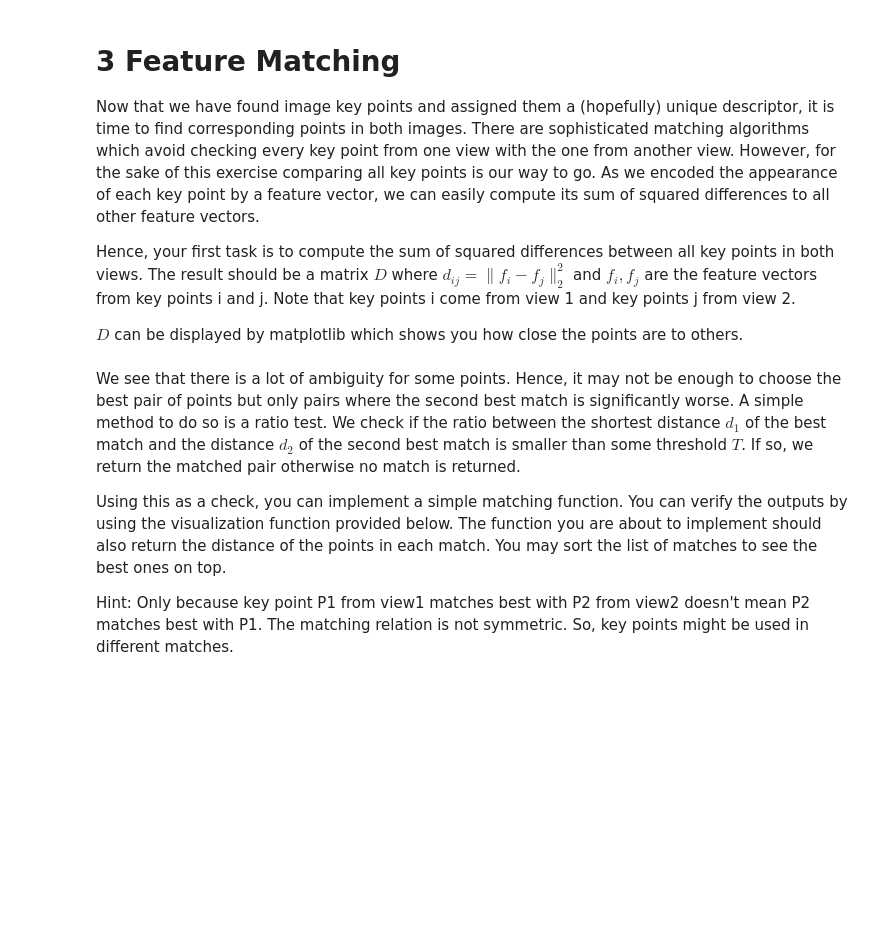
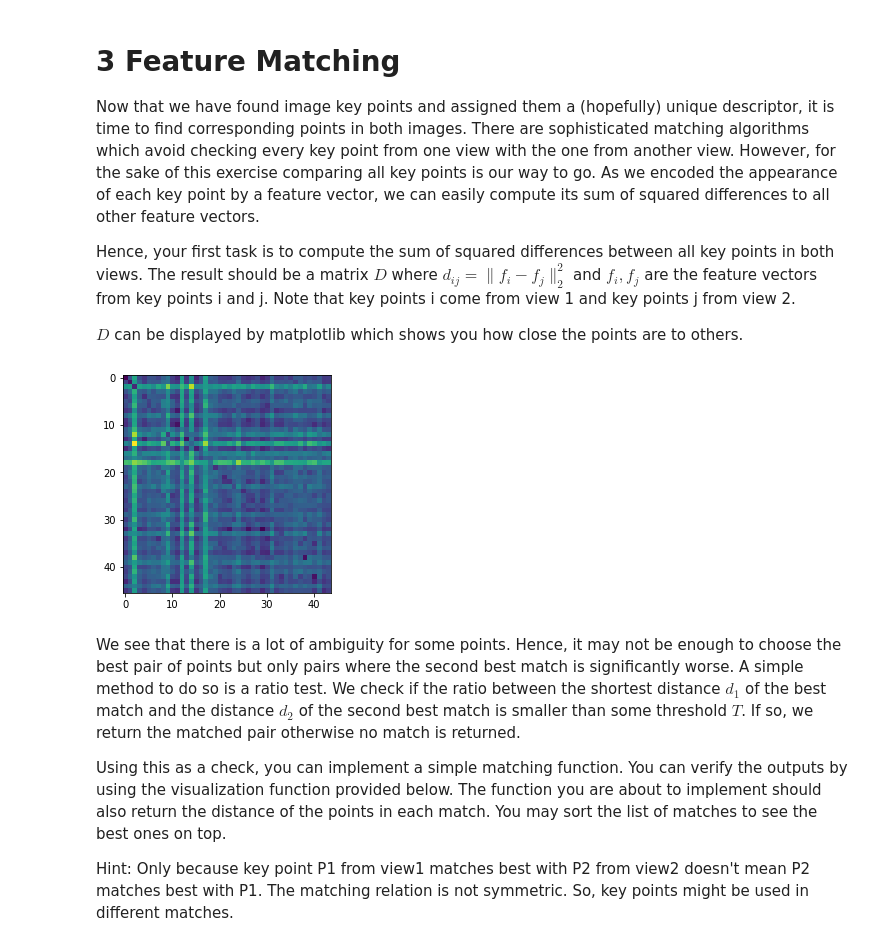
Before and after one commit to kck278/3dcv-homework, a Jupyter notebook: 3.0-tl-feature-matching.ipynb, the cells around one changed output. Drawn from its saved outputs; the diff is of its cells as text; code cells hidden in the pictures; blank space fills up the shorter version.

```diff
--- a/3.0-tl-feature-matching.ipynb
+++ b/3.0-tl-feature-matching.ipynb
@@ -112,7 +112,8 @@ def detect_corner_keypoints(img, window_size=5, k=0.05, threshold=10):
             if H > threshold and H == harris_max[x, y]:
                 keypoint_pairs.append([y, x])
                 # 6. compute angles
-                angles.append(np.arctan2(Iy[y], Ix[x]))
+                angle = np.arctan2(Iy[x, y], Ix[x, y])
+                angles.append(np.rad2deg(angle))
 
     keypoint_pairs = np.array(keypoint_pairs)
     angles = np.array(angles)
@@ -202,13 +204,19 @@ def extract_patches(img, keypoints, angles, patch_size=16):
         monochrome_img = img
 
     # add padding such that also patches at the borders can be extracted
-    pad_size =
-    padded_img =
+    pad_size = int(np.ceil(0.5 * np.sqrt(2 * patch_size ** 2)))
+    padded_img = np.pad(monochrome_img, pad_size)
 
     # extract patches
     patches = []
-    for (x,y), angle in zip(keypoints, angles):
-        ...
+    for (y,x), angle in zip(keypoints, angles):
+        cropped_patch = monochrome_img[x - pad_size : x + pad_size, y - pad_size : y + pad_size]
+        rotated_patch = rotate(cropped_patch, angle)
+        mid_index = int(rotated_patch.shape[0]/2)
+        half_patch = int(patch_size/2)
+        cropped_patch = rotated_patch[mid_index - half_patch : mid_index + half_patch, mid_index - half_patch : mid_index + half_patch]
+        patches.append(cropped_patch)
+    return np.array(patches)
 # %%
 patches_view1 = extract_patches(view1, *keypoints["view1"])
 patches_view2 = extract_patches(view2, *keypoints["view2"])
@@ -319,3 +356,17 @@ plt.show()
+# %%
+features_view1 = features["view1"]
+features_view2 = features["view2"]
+
+D = np.zeros((features_view1.shape[0], features_view2.shape[0]))
+
+for a in range(features_view1.shape[0]):
+    for b in range(features_view2.shape[0]):
+        D[a, b] = np.linalg.norm(features_view1[a] - features_view2[b]) ** 2
+
+plt.imshow(D)
+plt.show()
+# %% [output]
+[figure, added]
 # %% [markdown]
 We see that there is a lot of ambiguity for some points. Hence, it may not be enough to choose the best pair of points but only pairs where the second best match is significantly worse. A simple method to do so is a ratio test. We check if the ratio between the shortest distance $d_1$ of the best match and the distance $d_2$ of the second best match is smaller than some threshold $T$. If so, we return the matched pair otherwise no match is returned.
 
```
Also changed, not shown: parts of 9 cells of this notebook.
